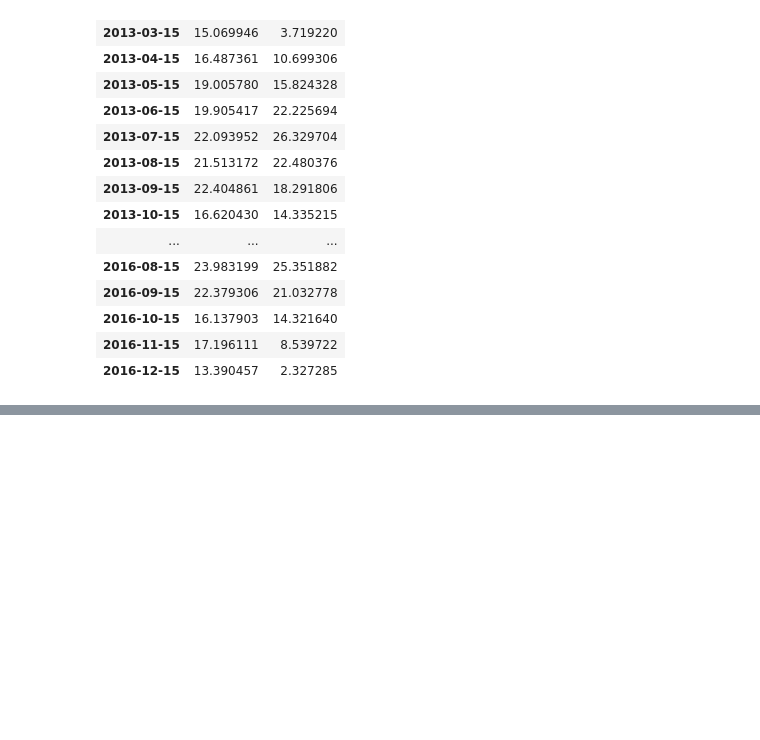
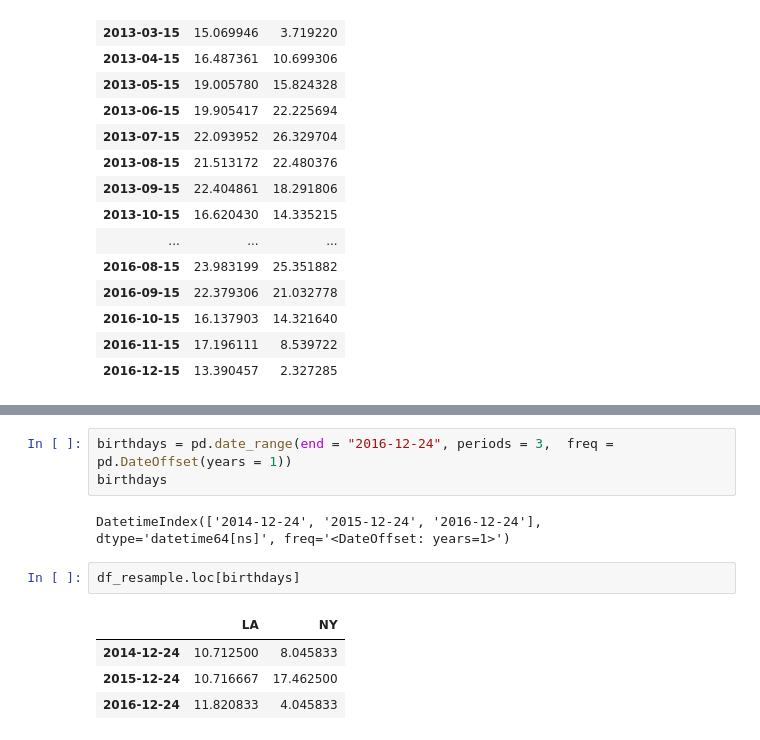
Before and after one commit to JamieW365/finance_projects, a Jupyter notebook: notebooks/time_series.ipynb, the cells around one changed output, grey strips where cells are left out. Drawn from its saved outputs; the diff is of its cells as text; blank space fills up the shorter version.

```diff
--- a/notebooks/time_series.ipynb
+++ b/notebooks/time_series.ipynb
@@ -956,0 +992,12 @@ df_offset
+# %%
+birthdays = pd.date_range(end = "2016-12-24", periods = 3,  freq = pd.DateOffset(years = 1))
+birthdays
+# %% [output]
+DatetimeIndex(['2014-12-24', '2015-12-24', '2016-12-24'], dtype='datetime64[ns]', freq='<DateOffset: years=1>')
+# %%
+df_resample.loc[birthdays]
+# %% [output]
+|  | LA | NY |
+| 2014-12-24 | 10.712500 | 8.045833 |
+| 2015-12-24 | 10.716667 | 17.462500 |
+| 2016-12-24 | 11.820833 | 4.045833 |
```
Also changed, not shown: parts of 6 cells of this notebook.
